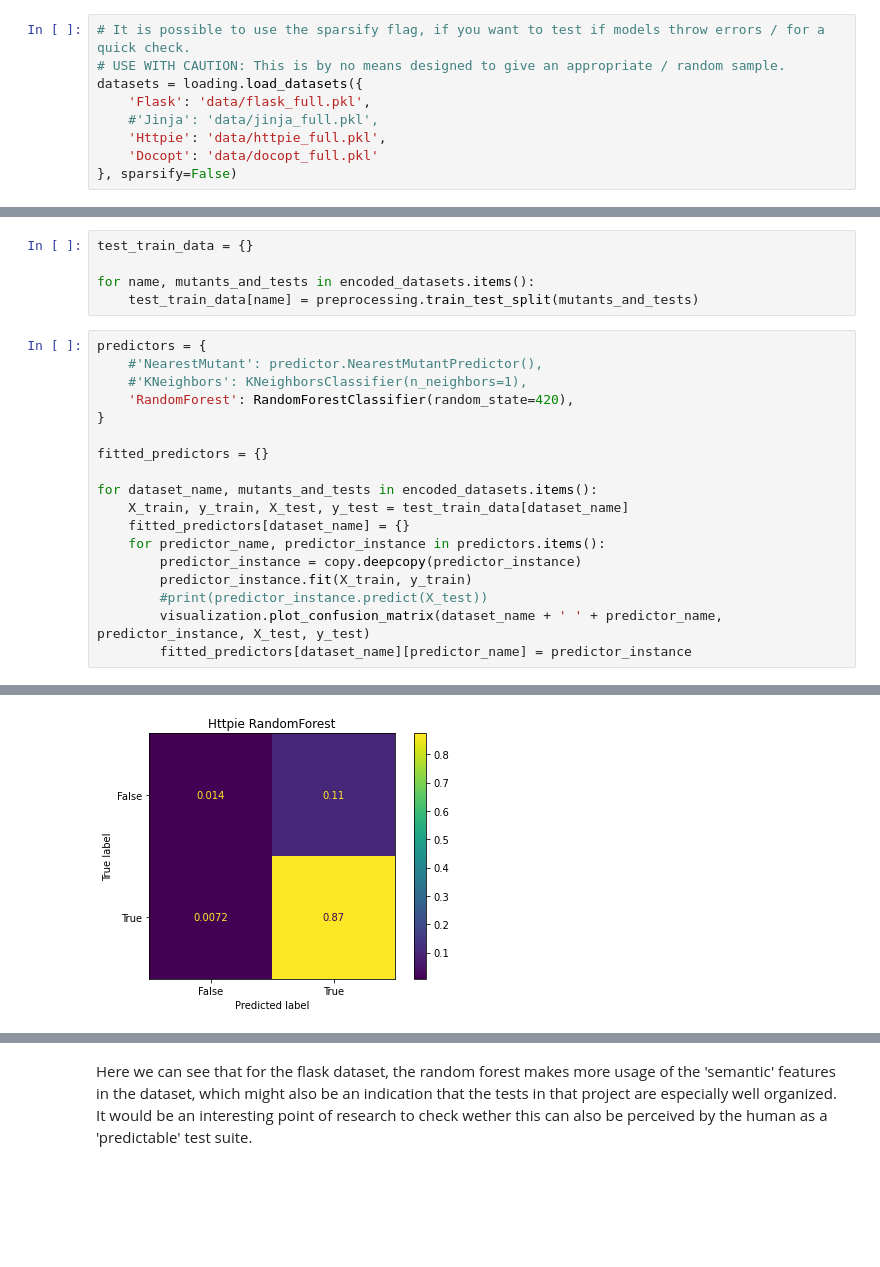
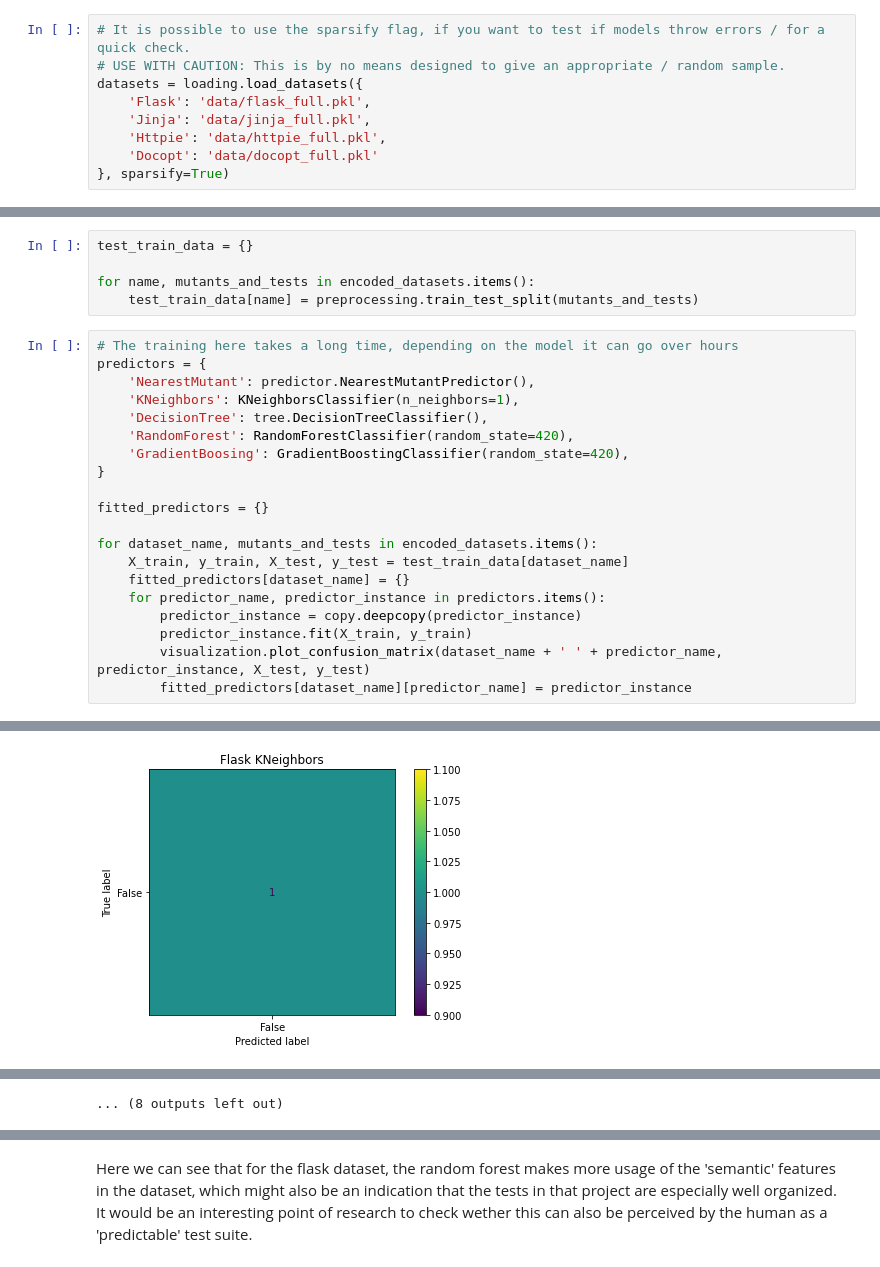
Before and after one commit to XPerianer/CRM20_How_does_software_break, a Jupyter notebook: How_Does_Software_Break.ipynb, the cells around one changed output, grey strips where cells are left out. Drawn from its saved outputs; the diff is of its cells as text; blank space fills up the shorter version.

Commit message:
Complete output with sparsified data

```diff
--- a/How_Does_Software_Break.ipynb
+++ b/How_Does_Software_Break.ipynb
@@ -64,10 +64,10 @@ Also have a look at the [midterm presentation slides](../presentation/midterm.pd
 # USE WITH CAUTION: This is by no means designed to give an appropriate / random sample.
 datasets = loading.load_datasets({
     'Flask': 'data/flask_full.pkl',
-    #'Jinja': 'data/jinja_full.pkl',
+    'Jinja': 'data/jinja_full.pkl',
     'Httpie': 'data/httpie_full.pkl',
     'Docopt': 'data/docopt_full.pkl'
-}, sparsify=False)
+}, sparsify=True)
 # %% [markdown]
 The main structure of such a datasets is that for each mutant, with it's respective `mutant_id`, and every test case, with it's respective `test_id`,
 there is a row in the dataset, recording the outcome of the test, and additional information, like how long the test took, what files where touched, etc.
@@ -198,10 +207,13 @@ test_train_data = {}
 for name, mutants_and_tests in encoded_datasets.items():
     test_train_data[name] = preprocessing.train_test_split(mutants_and_tests)
 # %%
+# The training here takes a long time, depending on the model it can go over hours
 predictors = {
-    #'NearestMutant': predictor.NearestMutantPredictor(),
-    #'KNeighbors': KNeighborsClassifier(n_neighbors=1),
+    'NearestMutant': predictor.NearestMutantPredictor(),
+    'KNeighbors': KNeighborsClassifier(n_neighbors=1),
+    'DecisionTree': tree.DecisionTreeClassifier(),
     'RandomForest': RandomForestClassifier(random_state=420),
+    'GradientBoosing': GradientBoostingClassifier(random_state=420),
 }
 
 fitted_predictors = {}
@@ -212,7 +224,6 @@ for dataset_name, mutants_and_tests in encoded_datasets.items():
     for predictor_name, predictor_instance in predictors.items():
         predictor_instance = copy.deepcopy(predictor_instance)
         predictor_instance.fit(X_train, y_train)
-        #print(predictor_instance.predict(X_test))
         visualization.plot_confusion_matrix(dataset_name + ' ' + predictor_name, predictor_instance, X_test, y_test)
         fitted_predictors[dataset_name][predictor_name] = predictor_instance
 # %% [output]
@@ -220 +231 @@ for dataset_name, mutants_and_tests in encoded_datasets.items():
-[figure, old version]
+[figure, new version]
@@ -222 +242,2 @@ for dataset_name, mutants_and_tests in encoded_datasets.items():
+... (8 outputs left out)
 # %% [markdown]
```
Also changed, not shown: parts of 10 cells of this notebook, 8 other files.
